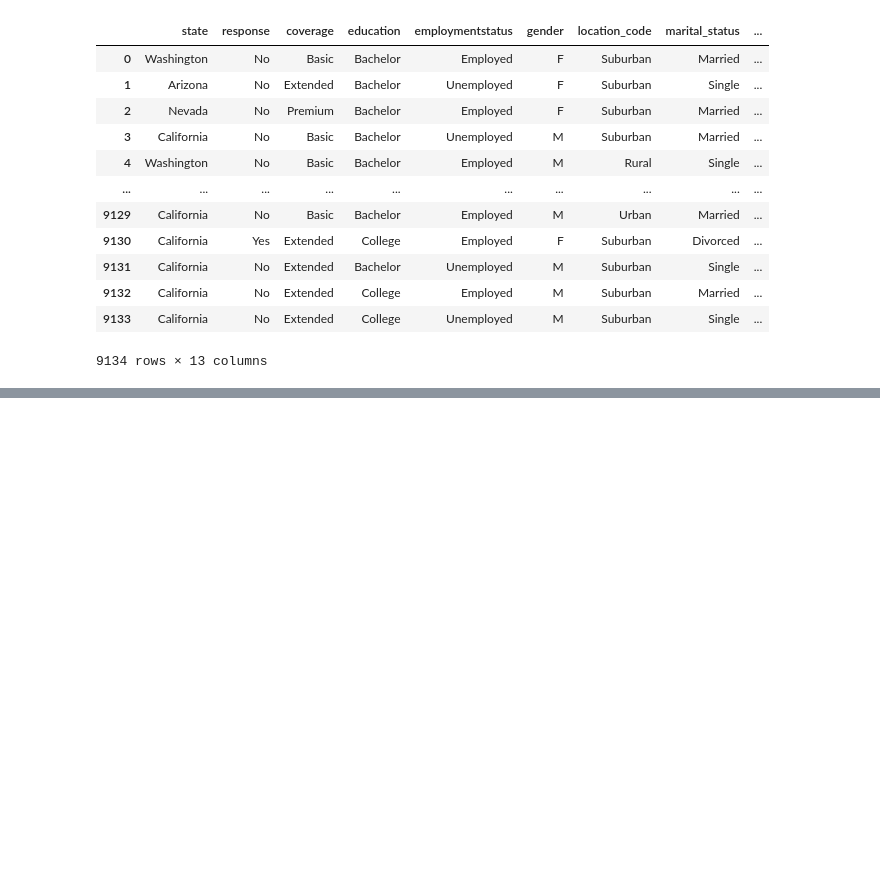
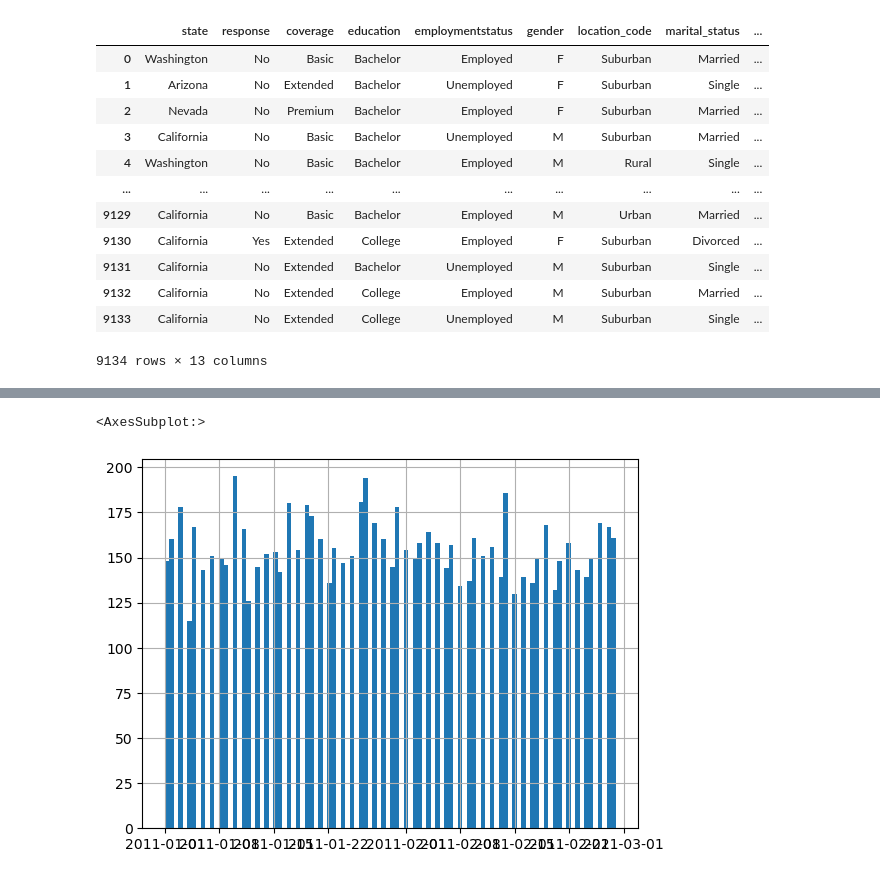
Before and after one commit to Adyto23/Lab-Comparing-regression-models, a Jupyter notebook: lab clean num .ipynb, the cells around one changed output, grey strips where cells are left out. Drawn from its saved outputs; the diff is of its cells as text; code cells hidden in the pictures; blank space fills up the shorter version.

```diff
--- a/lab clean num .ipynb
+++ b/lab clean num .ipynb
@@ -460,0 +510,5 @@ dtype: int64
+# %%
+customer_df["effective_to_date"].hist(bins=100)
+# %% [output]
+<AxesSubplot:>
+[figure, added]
```
Also changed, not shown: parts of 15 cells of this notebook.
